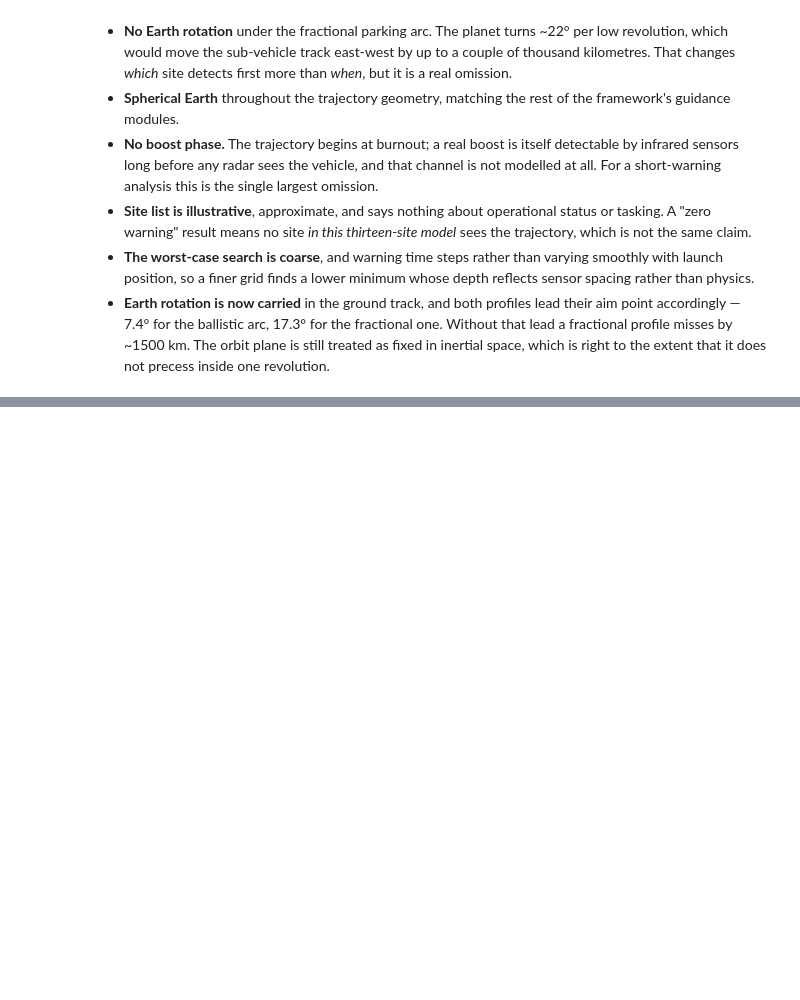
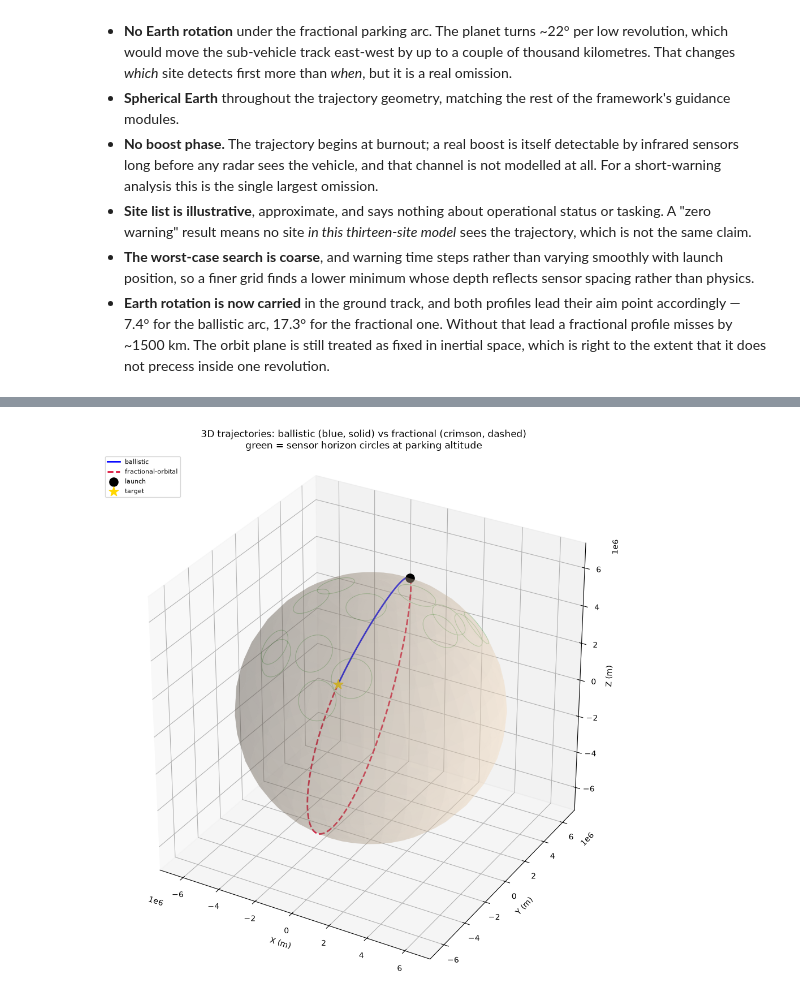
Before and after one commit to ethank5149/Parameterized-AeroStructural-State-Estimation-Sandbox, a Jupyter notebook: notebooks/fobs-warning-analysis.ipynb, the cells around one changed output, grey strips where cells are left out. Drawn from its saved outputs; the diff is of its cells as text; code cells hidden in the pictures; blank space fills up the shorter version.

```diff
--- a/notebooks/fobs-warning-analysis.ipynb
+++ b/notebooks/fobs-warning-analysis.ipynb
@@ -605,0 +614,72 @@ invites being read as a prediction.
+# %%
+from mpl_toolkits.mplot3d import Axes3D
+from passes.geodesy import geodetic_to_ecef
+from passes.orbital.warning import visibility_radius
+
+fig = plt.figure(figsize=(14, 10))
+ax = fig.add_subplot(111, projection='3d')
+ax.set_box_aspect((1, 1, 1))
+
+# Earth sphere: wireframe for context, without hiding the trajectories.
+u = np.linspace(0, 2 * np.pi, 41)
+v = np.linspace(-np.pi / 2, np.pi / 2, 21)
+earth_x = WGS84_MEAN_RADIUS * np.outer(np.cos(u), np.cos(v))
+earth_y = WGS84_MEAN_RADIUS * np.outer(np.sin(u), np.cos(v))
+earth_z = WGS84_MEAN_RADIUS * np.outer(np.ones_like(u), np.sin(v))
+ax.plot_surface(earth_x, earth_y, earth_z, alpha=0.25, color='bisque',
+                edgecolor='none')
+
+def geodetic_ecef_array(subpoints):
+    pts = [geodetic_to_ecef(p) for p in subpoints]
+    return np.array(pts) if pts else np.empty((0, 3))
+
+# Plot both trajectory arcs as lines.
+for traj, color, ls in (
+    (comparison.ballistic, 'blue', '-'),
+    (comparison.fobs, 'crimson', '--'),
+):
+    pts = geodetic_ecef_array(traj.subpoints)
+    pts = pts * (1.0 + 1e-3)
+    ax.plot(pts[:, 0], pts[:, 1], pts[:, 2], color=color, linestyle=ls,
+            linewidth=2, label=traj.label)
+
+# Plot launch and target points.
+launch_ecef = geodetic_to_ecef(LAUNCH) * (1.0 + 1e-3)
+target_ecef = geodetic_to_ecef(TARGET) * (1.0 + 1e-3)
+ax.scatter(*launch_ecef, color='black', s=120, marker='o', zorder=5, label='launch')
+ax.scatter(*target_ecef, color='gold', s=160, marker='*', zorder=5, label='target')
+
+# Plot sensor horizon circles at the parking altitude — the demanding case.
+horizon_deg = np.rad2deg(
+    float(visibility_radius(PARKING_ALTITUDE, np.deg2rad(RADAR_MASK_DEG)))
+    / WGS84_MEAN_RADIUS
+)
+for s in sites:
+    site_lat = s.position.latitude
+    site_lon = s.position.longitude
+    horiz_pts = []
+    for angle in np.linspace(0, 2 * np.pi, 61):
+        d = np.deg2rad(horizon_deg)
+        lat = np.arcsin(np.sin(site_lat) * np.cos(d)
+                        + np.cos(site_lat) * np.sin(d) * np.cos(angle))
+        lon = site_lon + np.arctan2(
+            np.sin(angle) * np.sin(d) * np.cos(site_lat),
+            np.cos(d) - np.sin(site_lat) * np.sin(lat),
+        )
+        horiz_pts.append(WGS84_MEAN_RADIUS * np.array([
+            np.cos(lat) * np.cos(lon),
+            np.cos(lat) * np.sin(lon),
+            np.sin(lat),
+        ]))
+    horiz_pts = np.array(horiz_pts)
+    ax.plot(horiz_pts[:, 0], horiz_pts[:, 1], horiz_pts[:, 2],
+            color='green', alpha=0.3, linewidth=0.8)
+
+ax.set_xlabel('X (m)'); ax.set_ylabel('Y (m)'); ax.set_zlabel('Z (m)')
+ax.set_title('3D trajectories: ballistic (blue, solid) vs fractional (crimson, dashed)\n'
+             'green = sensor horizon circles at parking altitude')
+ax.legend(loc='upper left', fontsize=8)
+plt.tight_layout()
+plt.show()
+# %% [output]
+[figure, added]
```
Also changed, not shown: parts of 3 cells of this notebook, 7 other files.
